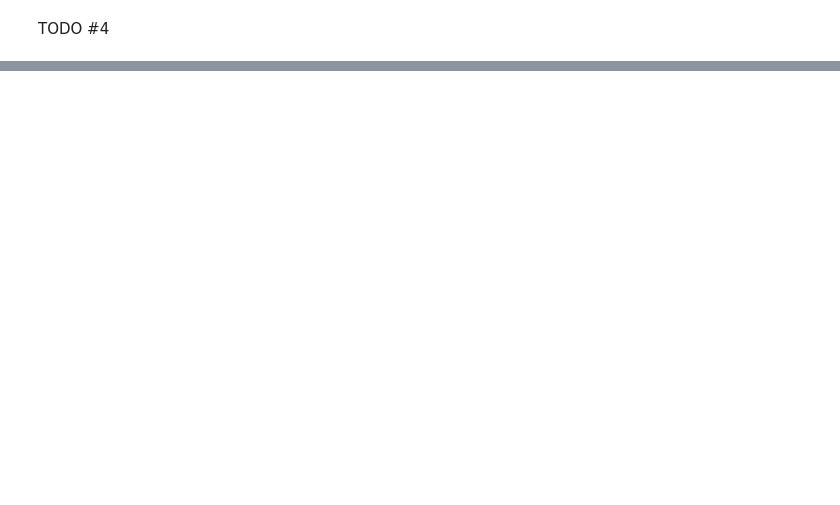
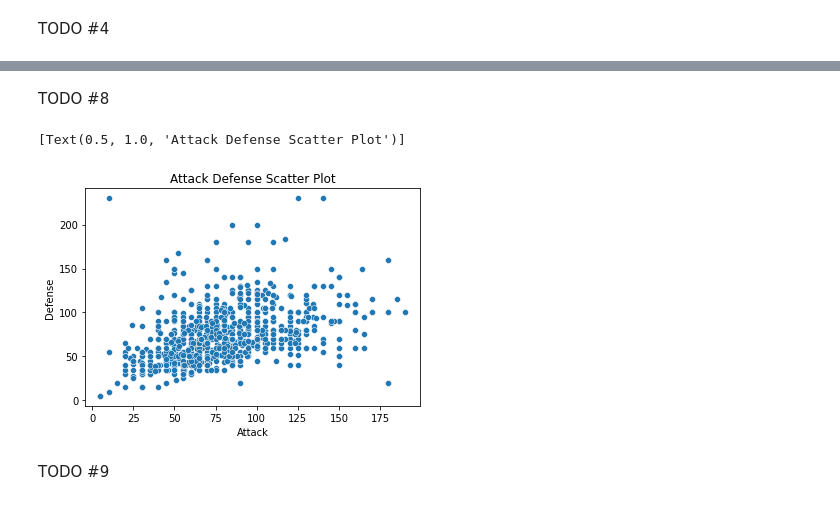
Before and after one commit to srijanmalhotra2711/bootcamp-data-science, a Jupyter notebook: task-week-3/Task3.ipynb, the cells around one changed output, grey strips where cells are left out. Drawn from its saved outputs; the diff is of its cells as text; code cells hidden in the pictures; blank space fills up the shorter version.

```diff
--- a/task-week-3/Task3.ipynb
+++ b/task-week-3/Task3.ipynb
@@ -40,0 +127,9 @@ print(a)
+# %% [markdown]
+TODO #8
+# %%
+sns.scatterplot(x='Attack',y='Defense',data=pokemon).set(Title="Attack Defense Scatter Plot")
+# %% [output]
+[Text(0.5, 1.0, 'Attack Defense Scatter Plot')]
+[figure, added]
+# %% [markdown]
+TODO #9
```
Also changed, not shown: parts of 40 cells of this notebook.
